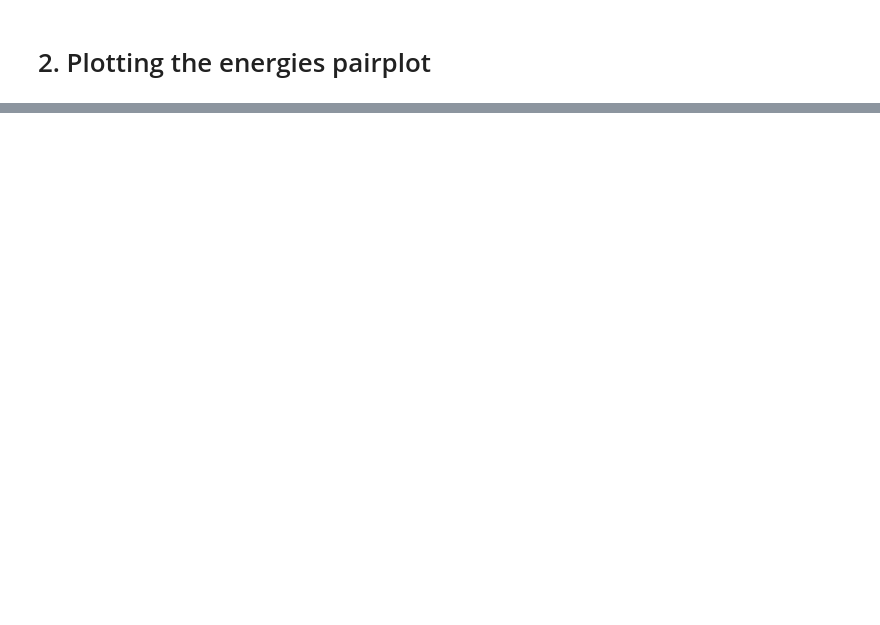
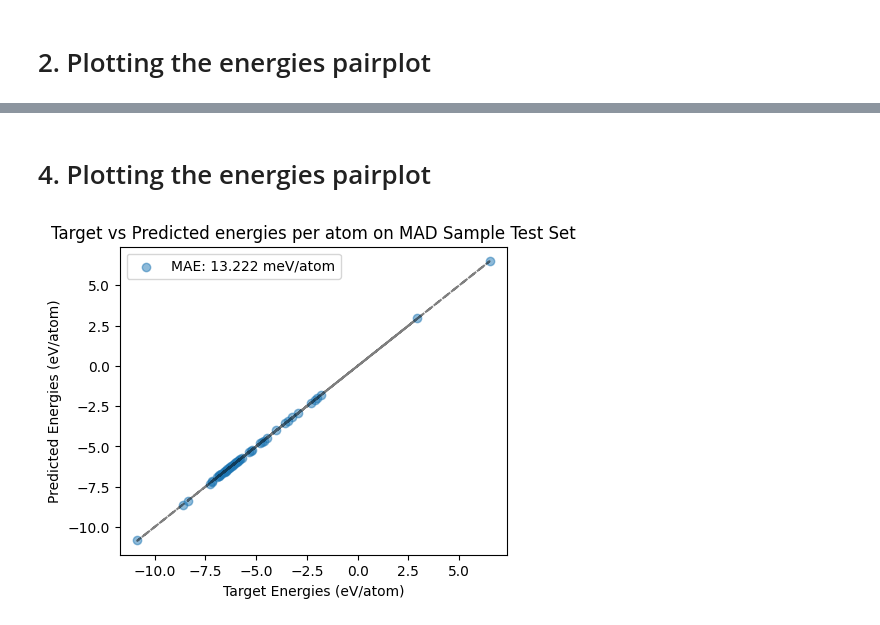
Before and after one commit to metatensor/Workshop-spring-2025, a Jupyter notebook: finetuning/01.full-finetuning/inspect-errors.ipynb, the cells around one changed output, grey strips where cells are left out. Cells and saved outputs as stored; diff of their text form; code cells hidden in the pictures; blank space fills up the shorter version.

```diff
--- a/finetuning/01.full-finetuning/inspect-errors.ipynb
+++ b/finetuning/01.full-finetuning/inspect-errors.ipynb
@@ -34,0 +37,28 @@ plt.show()
+# %%
+TARGET_ATOMS_PATH = "../shared/datasets/MAD-sample/test.xyz"
+PREDICTED_ATOMS_PATH = "MAD-sample-test-predictions.xyz"
+
+target_atoms = read(TARGET_ATOMS_PATH, ":")
+predicted_atoms = read(PREDICTED_ATOMS_PATH, ":")
+
+target_energies = np.array([item.get_potential_energy() for item in target_atoms])
+predicted_energies = np.array([item.get_potential_energy() for item in predicted_atoms])
+
+num_atoms = np.array([len(item) for item in target_atoms])
+target_energies_per_atom = target_energies / num_atoms
+predicted_energies_per_atom = predicted_energies / num_atoms
+
+mae = np.mean(np.abs(target_energies_per_atom - predicted_energies_per_atom)) * 1000  # Convert to meV/atom
+# %% [markdown]
+# 4. Plotting the energies pairplot
+# %%
+plt.figure(figsize=(5, 4))
+plt.scatter(target_energies_per_atom, predicted_energies_per_atom, alpha=0.5, label='MAE: {:.3f} meV/atom'.format(mae))
+plt.plot(target_energies_per_atom, target_energies_per_atom, color='k', linestyle='--', alpha=0.5)
+plt.xlabel('Target Energies (eV/atom)')
+plt.ylabel('Predicted Energies (eV/atom)')
+plt.title('Target vs Predicted energies per atom on MAD Sample Test Set')
+plt.legend()
+plt.show()
+# %% [output]
+[figure, added]
```
Also changed, not shown: parts of 4 cells of this notebook, 36 other files.
